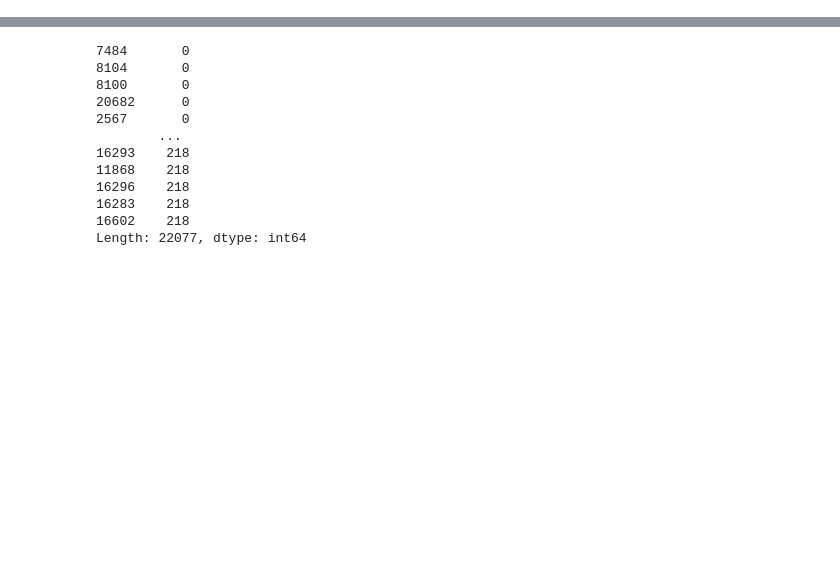
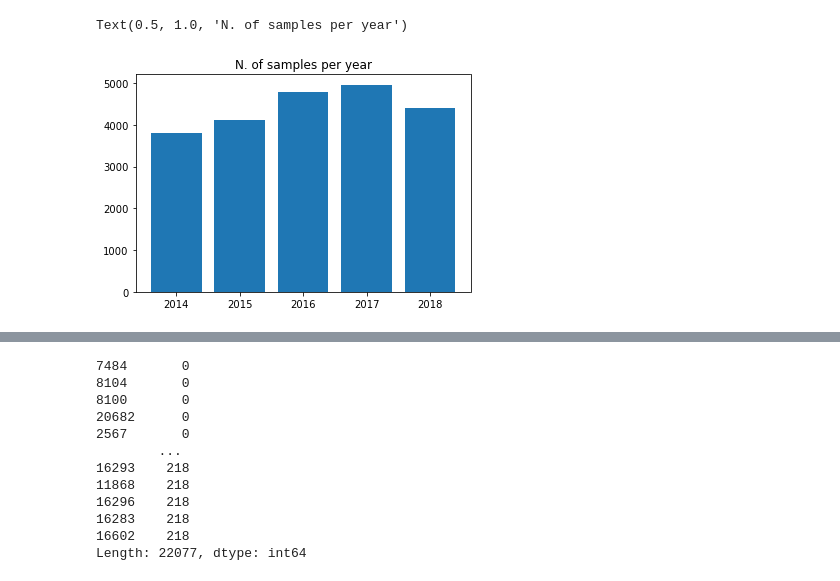
Before and after one commit to michelebersani/StatisticalLearning, a Jupyter notebook: stuff.ipynb, the cells around one changed output, grey strips where cells are left out. Drawn from its saved outputs; the diff is of its cells as text; code cells hidden in the pictures; blank space fills up the shorter version.

```diff
--- a/stuff.ipynb
+++ b/stuff.ipynb
@@ -0,0 +7,11 @@
+# %%
+YEARS = range(2014,2019)
+files = ['./data/'+str(x)+'_Financial_Data.csv' for x in YEARS]
+dfs = [pd.read_csv(f) for f in files]
+# %%
+samples_per_year = [len(df) for df in dfs]
+plt.bar(YEARS, samples_per_year)
+plt.title("N. of samples per year")
+# %% [output]
+Text(0.5, 1.0, 'N. of samples per year')
+[figure, added]
```
Also changed, not shown: parts of 4 cells of this notebook.
